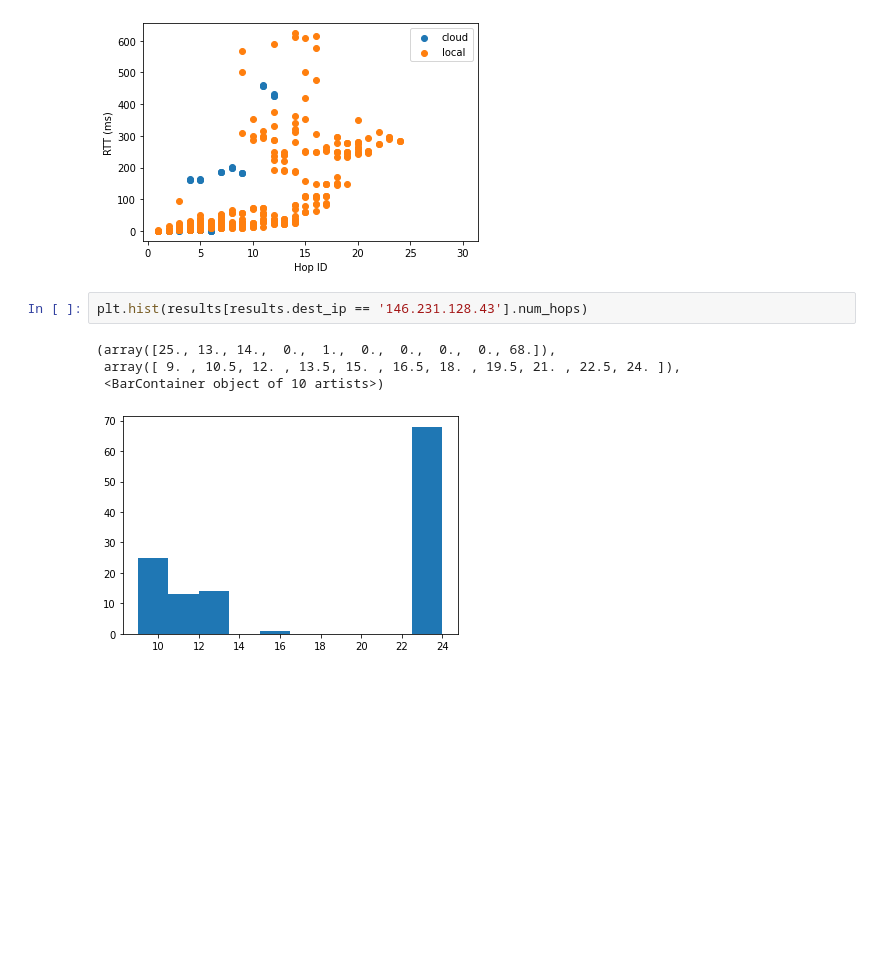
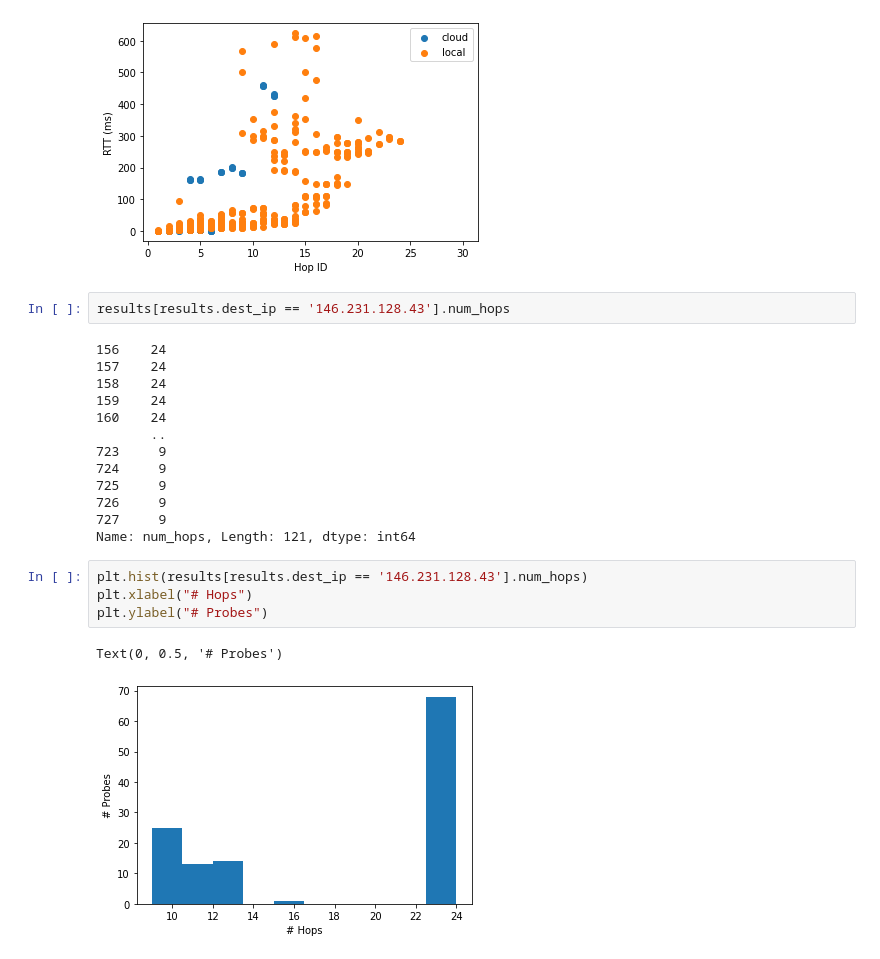
Before and after one commit to brucespang/cs197-starter-dataset, a Jupyter notebook: notebooks/traceroute lengths.ipynb, the cells around one changed output. Cells and saved outputs as stored; diff of their text form; blank space fills up the shorter version.

```diff
--- a/notebooks/traceroute lengths.ipynb
+++ b/notebooks/traceroute lengths.ipynb
@@ -62,9 +94,24 @@ plt.legend(loc='best')
 <matplotlib.legend.Legend at 0x...>
 [figure]
 # %%
-plt.hist(results[results.dest_ip == '146.231.128.43'].num_hops)
+results[results.dest_ip == '146.231.128.43'].num_hops
 # %% [output]
-(array([25., 13., 14.,  0.,  1.,  0.,  0.,  0.,  0., 68.]),
- array([ 9. , 10.5, 12. , 13.5, 15. , 16.5, 18. , 19.5, 21. , 22.5, 24. ]),
- <BarContainer object of 10 artists>)
+156    24
+157    24
+158    24
+159    24
+160    24
+       ..
+723     9
+724     9
+725     9
+726     9
+727     9
+Name: num_hops, Length: 121, dtype: int64
-[figure, removed]
+# %%
+plt.hist(results[results.dest_ip == '146.231.128.43'].num_hops)
+plt.xlabel("# Hops")
+plt.ylabel("# Probes")
+# %% [output]
+Text(0, 0.5, '# Probes')
+[figure, added]
```
Also changed, not shown: parts of 10 cells of this notebook.
